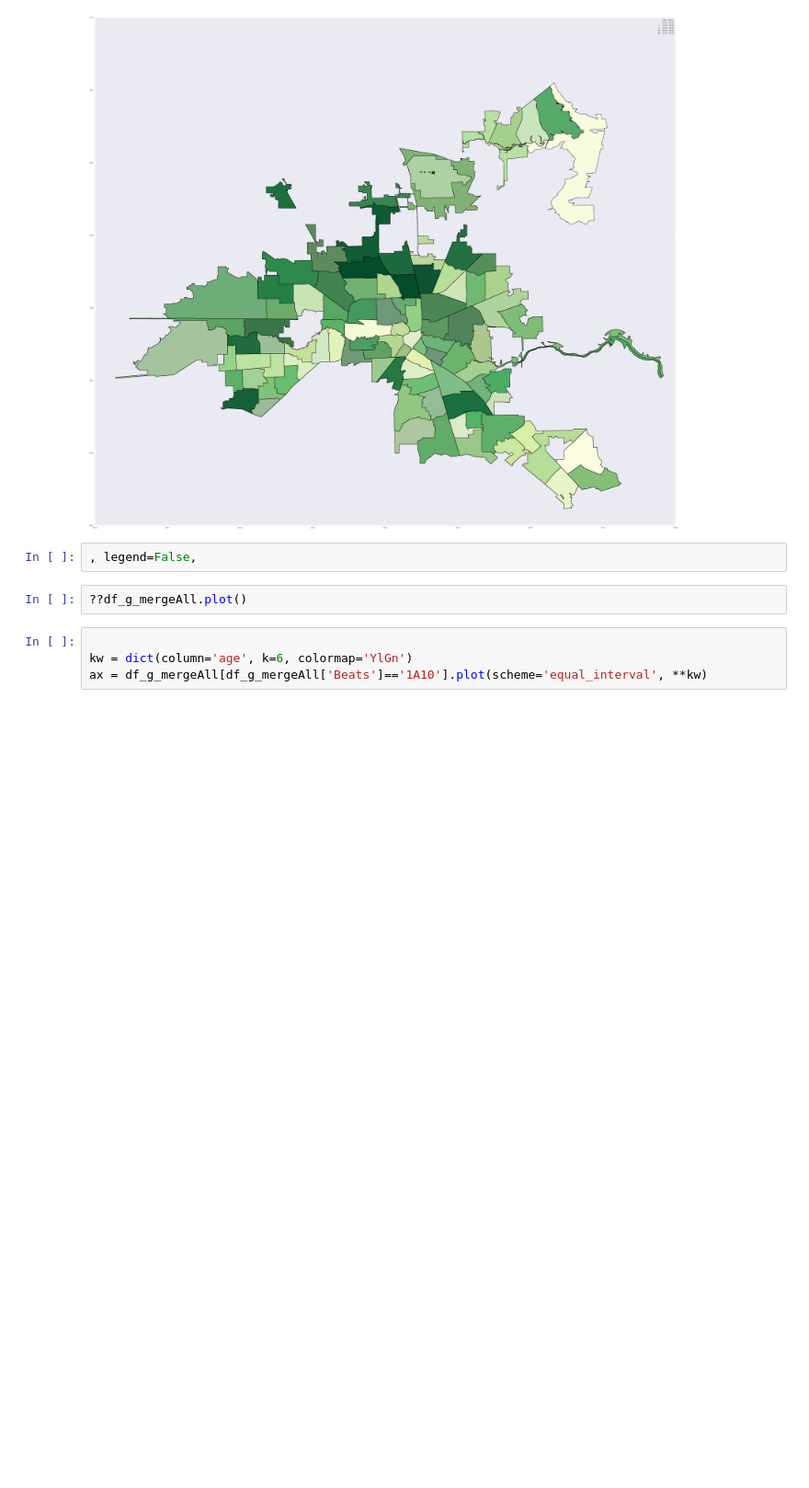
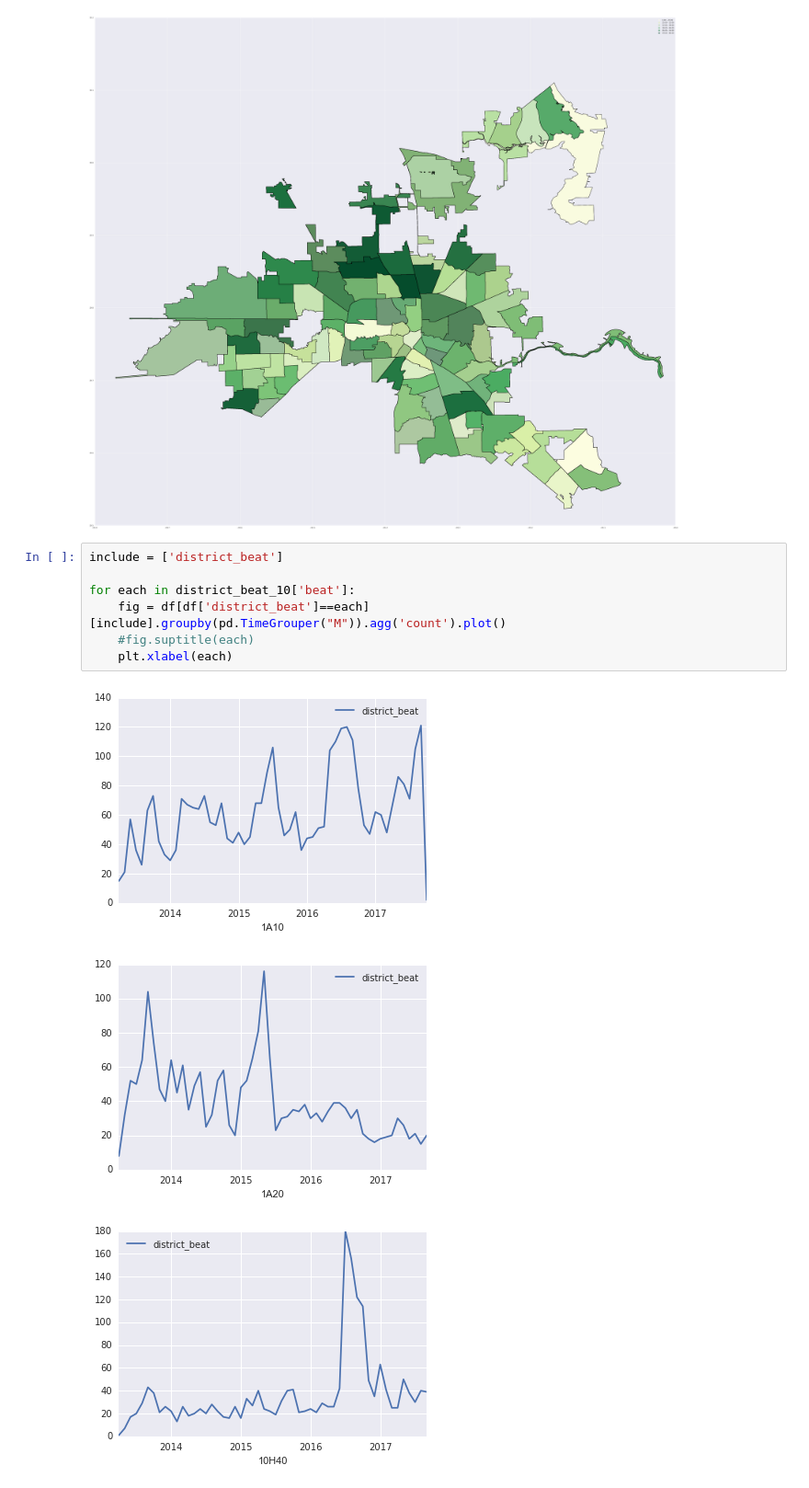
Before and after one commit to houstondatavis/data-jam-october-2017, a Jupyter notebook: Sobering_Center_Data_JustinGosses_Exploration-v2.ipynb, the cells around one changed output. Shown at 92% size. Saved outputs shown, nothing was run; the diff lists cells and outputs as text; blank space fills up the shorter version.

```diff
--- a/Sobering_Center_Data_JustinGosses_Exploration-v2.ipynb
+++ b/Sobering_Center_Data_JustinGosses_Exploration-v2.ipynb
@@ -620,11 +620,14 @@ kw = dict(column='age', k=6, colormap='YlGn')
 ax = df_g_mergeAll.plot(scheme='QUANTILES', **kw, legend=True,figsize=(60,60))
 # %% [output]
 [figure]
-# %%
-, legend=False,
-# %%
-??df_g_mergeAll.plot()
-# %%
-
-kw = dict(column='age', k=6, colormap='YlGn')
-ax = df_g_mergeAll[df_g_mergeAll['Beats']=='1A10'].plot(scheme='equal_interval', **kw)
+# %%
+include = ['district_beat']
+
+for each in district_beat_10['beat']:
+    fig = df[df['district_beat']==each][include].groupby(pd.TimeGrouper("M")).agg('count').plot()
+    #fig.suptitle(each)
+    plt.xlabel(each)
+# %% [output]
+[figure, added]
+[figure, added]
+[figure, added]
```
Also changed, not shown: parts of 2 cells of this notebook.
